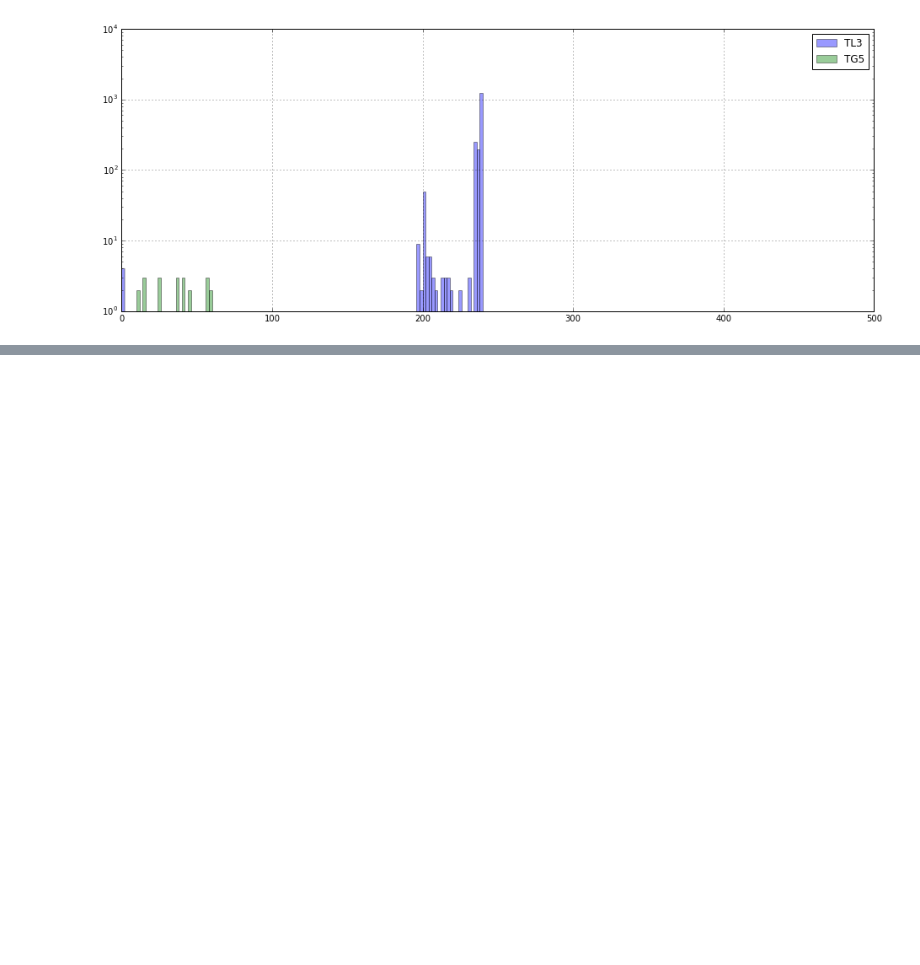
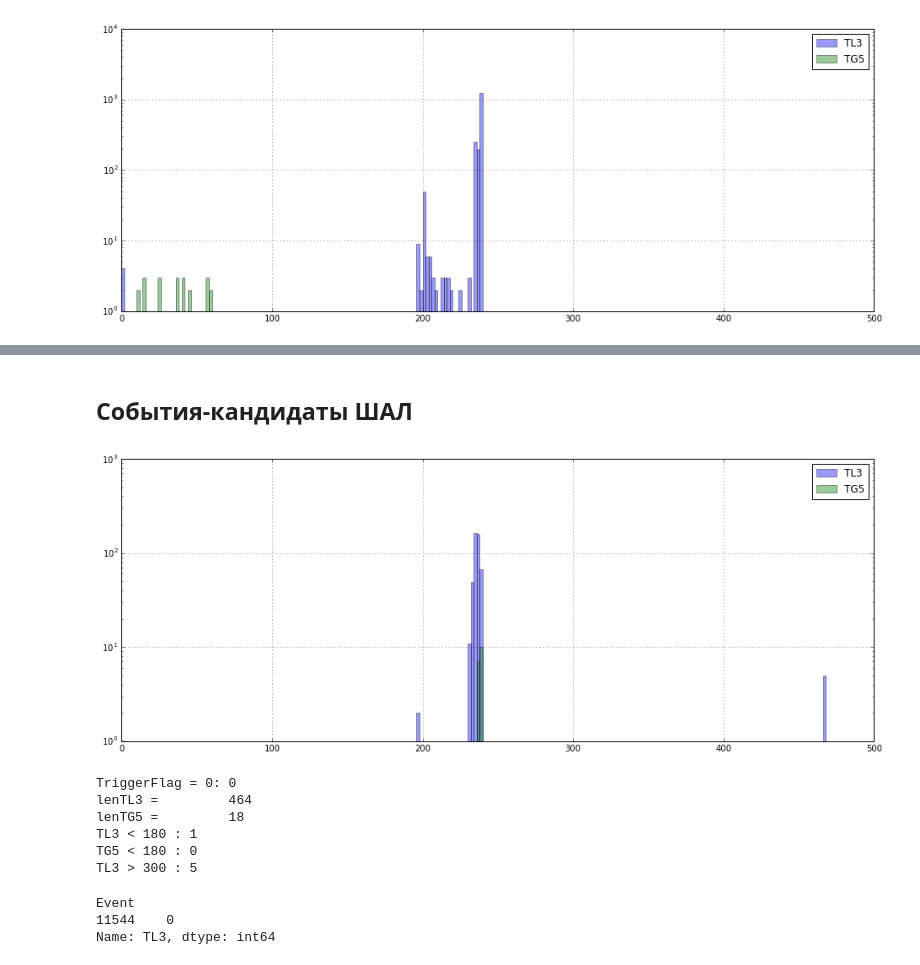
Before and after one commit to bonvech/Sphere, a Jupyter notebook: events_all.ipynb, the cells around one changed output, grey strips where cells are left out. Saved outputs shown, nothing was run; the diff lists cells and outputs as text; code cells hidden in the pictures; blank space fills up the shorter version.

```diff
--- a/events_all.ipynb
+++ b/events_all.ipynb
@@ -215,0 +236,5 @@ TG5 < 180: 51
+# %%
+dima = pd.read_csv('timur2013.csv', header = 0, index_col=2, sep=' ')
+eas=pd.core.frame.DataFrame(dima, columns=['EAS'])
+eas['EAS']=int(1)
+eas[:3]
@@ -215,0 +247,2 @@ TG5 < 180: 51
+# %%
+alll=datum.join(eas)
@@ -215,0 +257,5 @@ TG5 < 180: 51
+# %%
+# отбор событий EAS
+EAS=alll[:][alll['EAS']==1]
+print('EAS events: ', len(EAS))
+EAS[:3]
@@ -215,0 +269,36 @@ TG5 < 180: 51
+# %% [markdown]
+## Cобытия-кандидаты ШАЛ
+# %%
+plt.figure(figsize=(16,6))
+plt.hist(EAS['TL3'][EAS['TT']==3], range=[0, 500], bins=250, alpha=0.4, label=r"TL3")
+plt.hist(EAS['TG5'][EAS['TT']==5], range=[0, 500], bins=250, alpha=0.4, label=r"TG5")
+plt.legend(loc=1)
+plt.yscale('log')
+plt.grid()
+# %% [output]
+[figure, added]
+# %%
+Trig_EASl3 = EAS['TL3'][EAS['TT']==3]
+Trig_EASg5 = EAS['TG5'][EAS['TT']==5]
+print('TriggerFlag = 0:',len(EAS[:][EAS['TriggerFlag']==0]))
+print('lenTL3 =        ',len(Trig_EASl3))
+print('lenTG5 =        ',len(Trig_EASg5))
+mint = 180
+print('TL3 <', mint, ':', len(Trig_EASl3[:][Trig_EASl3 < mint]))
+print('TG5 <', mint, ':', len(Trig_EASg5[:][Trig_EASg5 < mint]))
+maxt = 300
+print('TL3 >', maxt, ':', len(Trig_EASl3[:][Trig_EASl3 > maxt]))
+# %% [output]
+TriggerFlag = 0: 0
+lenTL3 =         464
+lenTG5 =         18
+TL3 < 180 : 1
+TG5 < 180 : 0
+TL3 > 300 : 5
+# %%
+# номера калибровочных событий с малыми временами триггера
+Trig_EASl3[:][Trig_EASl3 < mint]
+# %% [output]
+Event
+11544    0
+Name: TL3, dtype: int64
```
Also changed, not shown: parts of 14 cells of this notebook, 1 other file.
